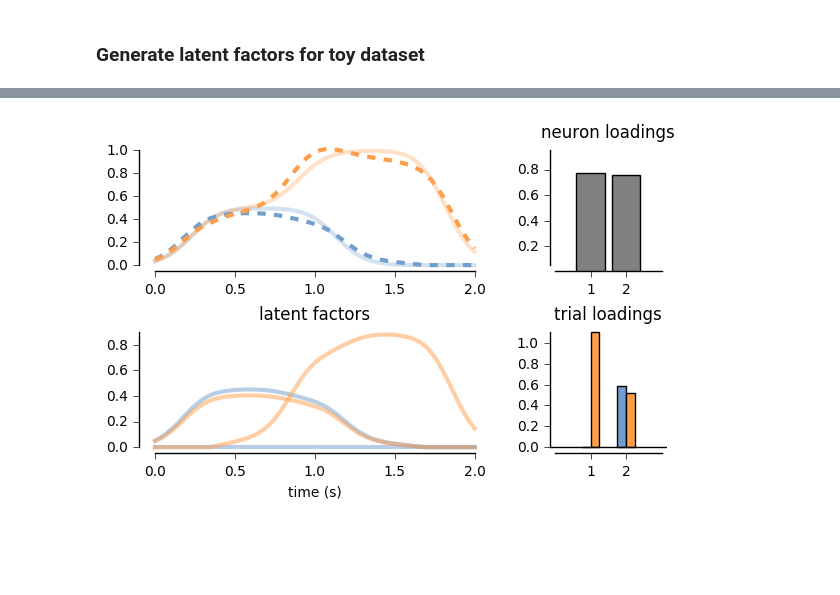
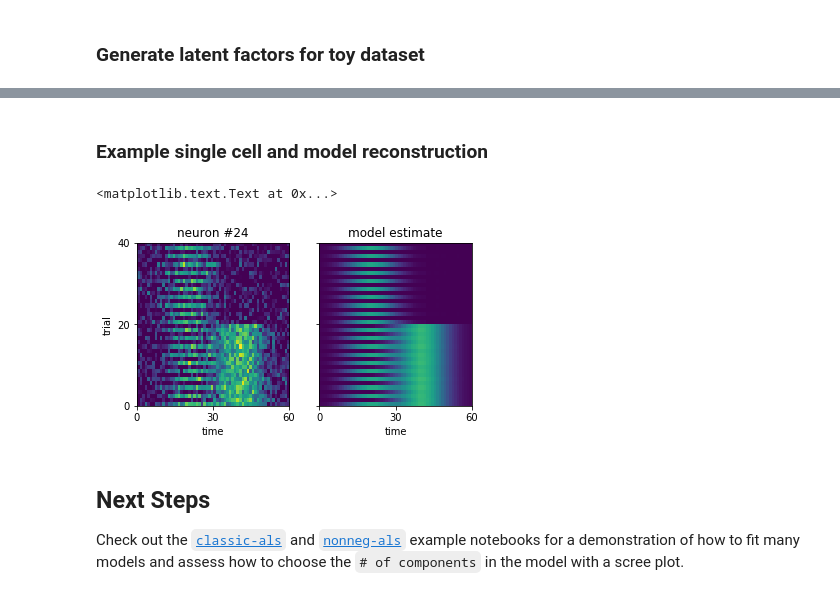
Before and after one commit to neurostatslab/tensortools, a Jupyter notebook: examples/neuro-demo.ipynb, the cells around one changed output, grey strips where cells are left out. Saved outputs shown, nothing was run; the diff lists cells and outputs as text; code cells hidden in the pictures; blank space fills up the shorter version.

```diff
--- a/examples/neuro-demo.ipynb
+++ b/examples/neuro-demo.ipynb
@@ -99,15 +108,0 @@ interact_reconstruction(data, model, condition=C[:,1], avg_trial=True);
-# %%
-from jetpack import nospines, tickdir
-
-f = lambda x: (1-np.exp(-x*10))
-
-data_range = np.linspace(0, 2*np.mean(data))
-ax_ = plt.subplot(111)
-ax = [ax_, ax_.twinx()]
-
-ax[0].plot(data_range, [f(x) for x in data_range])
-ax[0].set_ylabel('firing rate after nonlinearity')
-ax[0].set_xlabel('firing rate in linear network')
-ax[1].hist(data.ravel(), alpha=0.5, bins=100, color='r');
-ax[1].set_ylabel('distribution of firing in linear network')
-[a.set_xlim([data_range[0], data_range[-1]]) for a in ax];
@@ -141,4 +109,29 @@ interact_reconstruction(nonlin_data, nonlin_model, condition=C[:,0], avg_trial=T
-# %%
-interact_reconstruction(nonlin_data, nonlin_model, condition=C[:,1], avg_trial=True);
-# %% [output]
-[figure, removed]
+# %% [markdown]
+### Example single cell and model reconstruction
+# %%
+fig, axes = plt.subplots(1, 2, figsize=(6,3), sharey=True)
+neuron = 24
+im_kw = {
+    'cmap': 'viridis',
+    'aspect': 'auto',
+    'extent': [0,T,0,K],
+    'clim': (0, .7)
+}
+axes[0].imshow(data[neuron].T, **im_kw)
+axes[1].imshow(estimate[neuron].T, **im_kw)
+
+for ax in axes:
+    ax.set_yticks([0, K/2, K])
+    ax.set_xticks([0, T/2, T])
+    ax.set_xlabel('time')
+
+axes[0].set_ylabel('trial')
+axes[0].set_title('neuron #{}'.format(neuron))
+axes[1].set_title('model estimate')
+# %% [output]
+<matplotlib.text.Text at 0x...>
+[figure, added]
+# %% [markdown]
+## Next Steps
+
+Check out the [`classic-als`](./classic-als.ipynb) and [`nonneg-als`](./classic-als.ipynb) example notebooks for a demonstration of how to fit many models and assess how to choose the `# of components` in the model with a scree plot.
```
Also changed, not shown: parts of 17 cells of this notebook, 21 other files.
